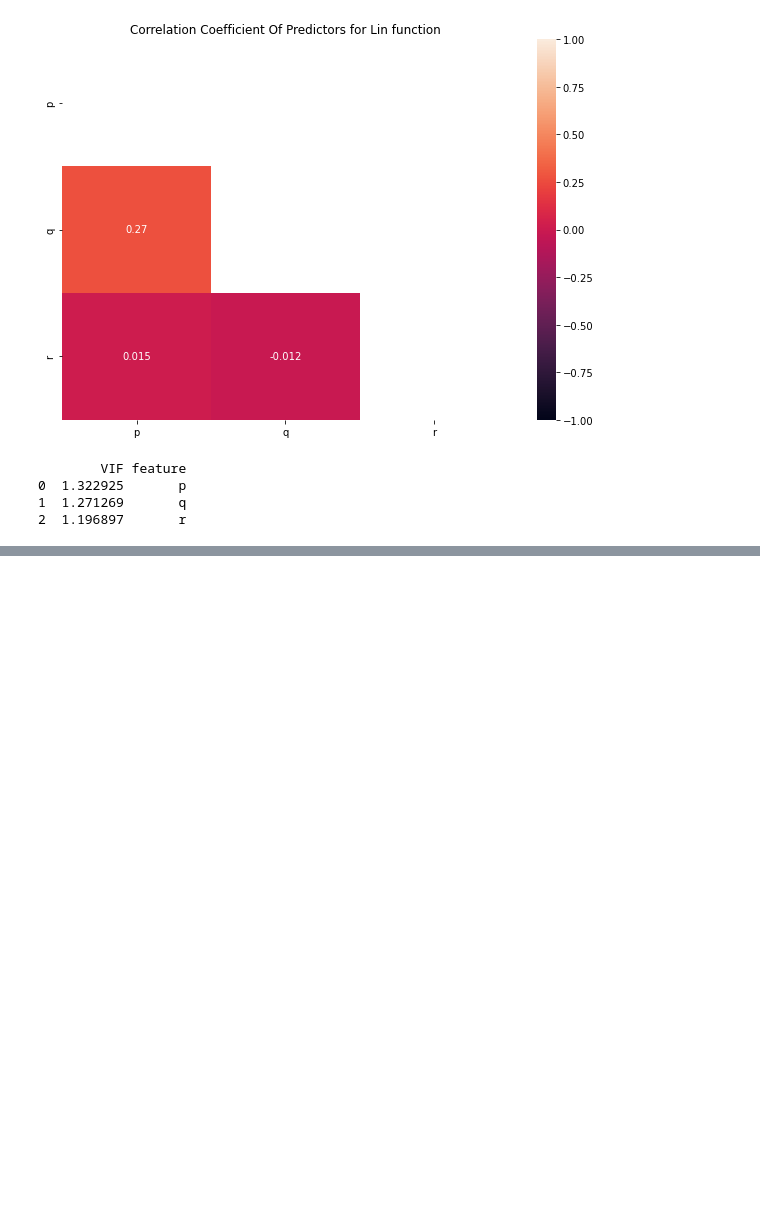
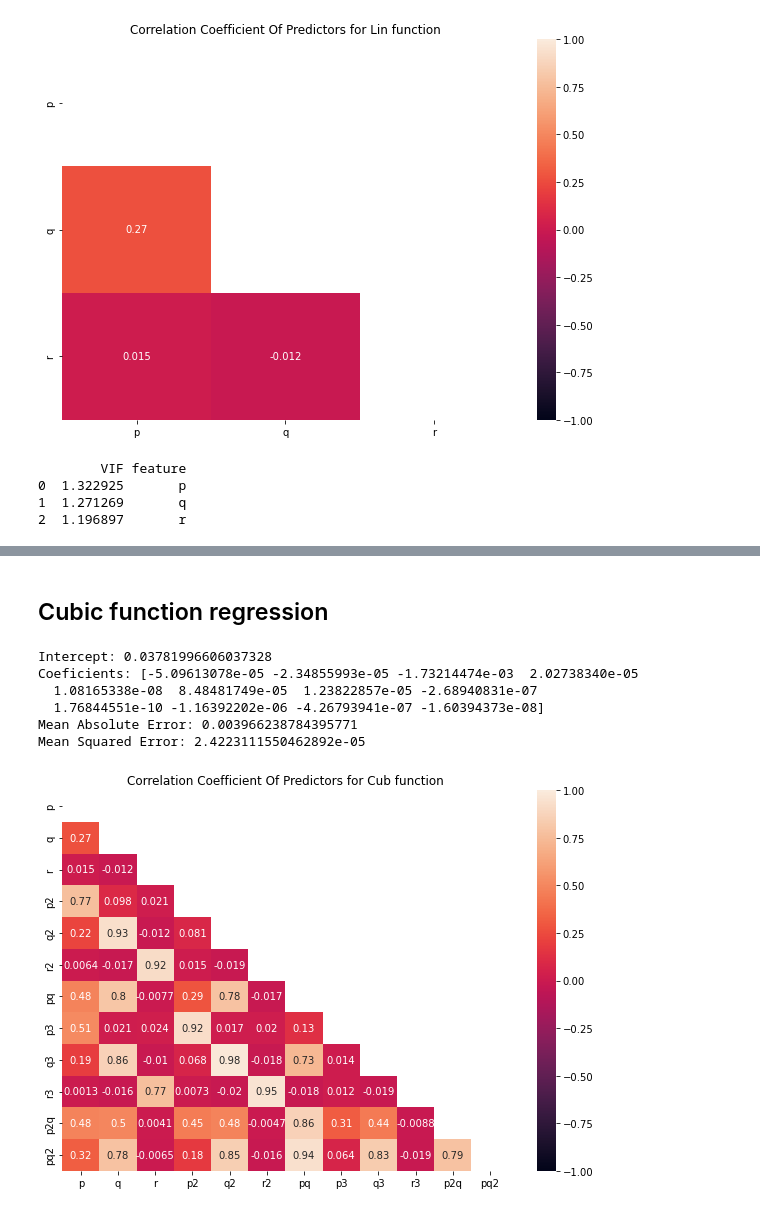
Before and after one commit to fredgrub/sim-sched, a Jupyter notebook: final-regression.ipynb, the cells around one changed output, grey strips where cells are left out. Drawn from its saved outputs; the diff is of its cells as text; code cells hidden in the pictures; blank space fills up the shorter version.

```diff
--- a/final-regression.ipynb
+++ b/final-regression.ipynb
@@ -200,0 +233,23 @@ vif(X_lin_train)
+# %% [markdown]
+## Cubic function regression
+# %%
+cub_features = [
+    'p', 'q', 'r',
+    'p2', 'q2', 'r2', 'pq',
+    'p3', 'q3', 'r3', 'p2q', 'pq2'
+    ]
+X_cub_train = training_features[cub_features]
+X_cub_test = test_features[cub_features]
+
+run_regression(X_cub_train, X_cub_test, training_targets, test_targets)
+# %% [output]
+Intercept: 0.03781996606037328
+Coeficients: [-5.09613078e-05 -2.34855993e-05 -1.73214474e-03  2.02738340e-05
+  1.08165338e-08  8.48481749e-05  1.23822857e-05 -2.68940831e-07
+  1.76844551e-10 -1.16392202e-06 -4.26793941e-07 -1.60394373e-08]
+Mean Absolute Error: 0.003966238784395771
+Mean Squared Error: 2.4223111550462892e-05
+# %%
+correlation(X_cub_train, "Cub function")
+# %% [output]
+[figure, added]
```
Also changed, not shown: parts of 26 cells of this notebook.
